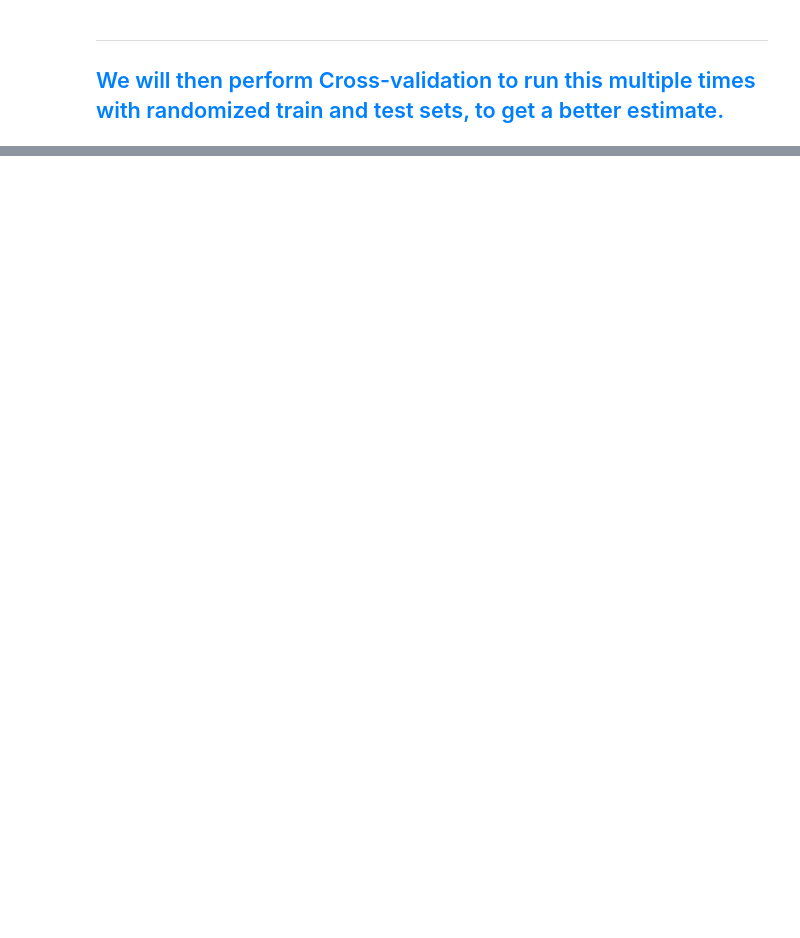
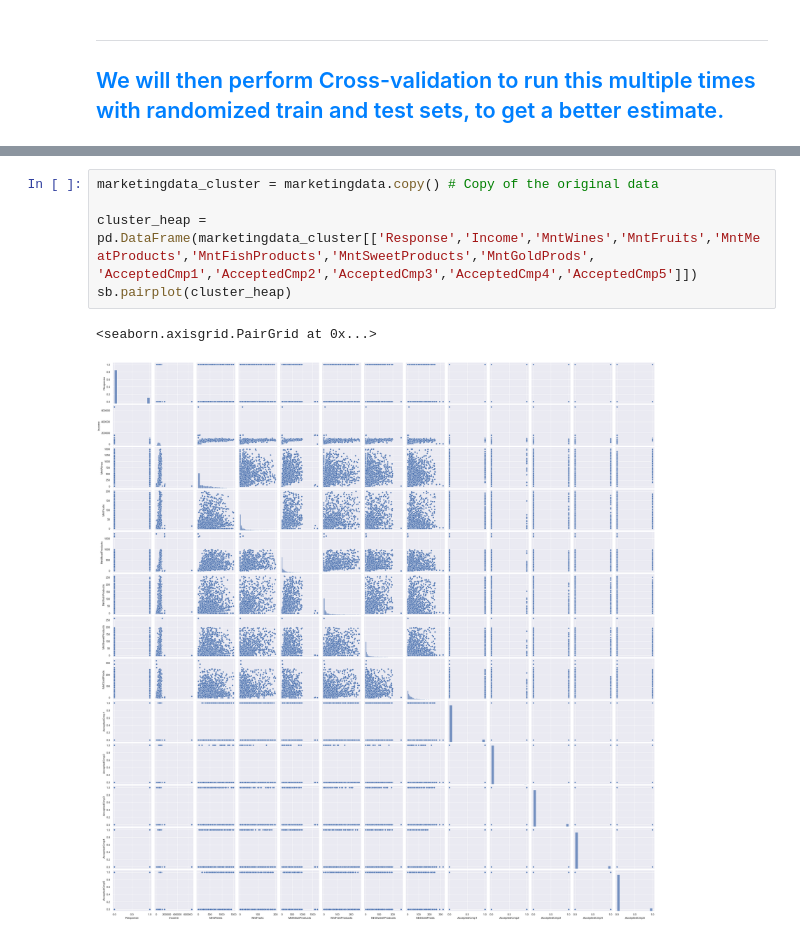
Before and after one commit to nur-hazim/Intro2AI, a Jupyter notebook: Assignment.ipynb, the cells around one changed output, grey strips where cells are left out. Cells and saved outputs as stored; diff of their text form; blank space fills up the shorter version.

Commit message:
Added skeleton of Multi-Variate Clustering

```diff
--- a/Assignment.ipynb
+++ b/Assignment.ipynb
@@ -927,0 +904,8 @@ FNR Test :       0.08779443254817987
+# %%
+marketingdata_cluster = marketingdata.copy() # Copy of the original data
+
+cluster_heap = pd.DataFrame(marketingdata_cluster[['Response','Income','MntWines','MntFruits','MntMeatProducts','MntFishProducts','MntSweetProducts','MntGoldProds', 'AcceptedCmp1','AcceptedCmp2','AcceptedCmp3','AcceptedCmp4','AcceptedCmp5']])
+sb.pairplot(cluster_heap)
+# %% [output]
+<seaborn.axisgrid.PairGrid at 0x...>
+[figure, added]
```
Also changed, not shown: parts of 31 cells of this notebook.
